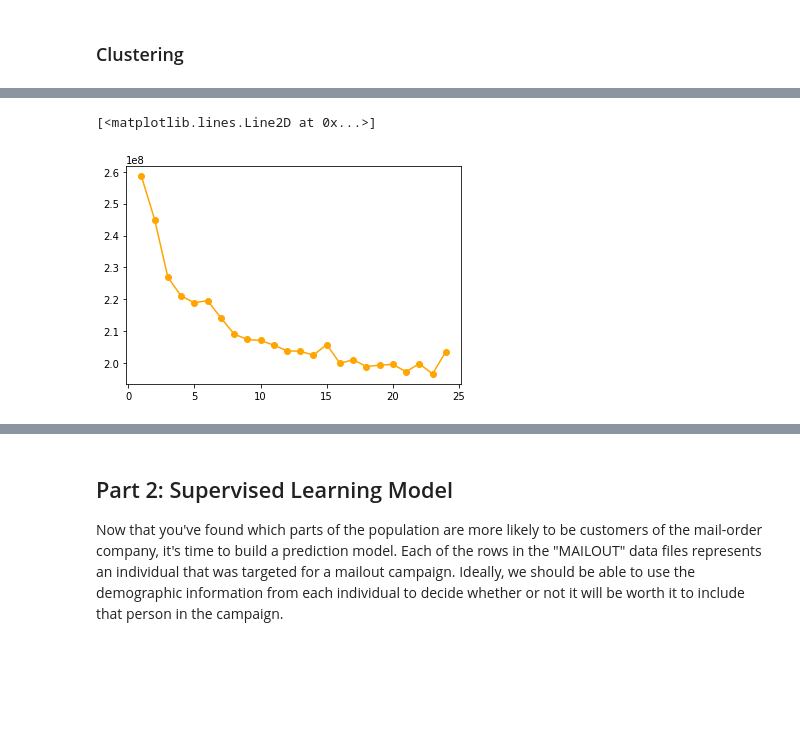
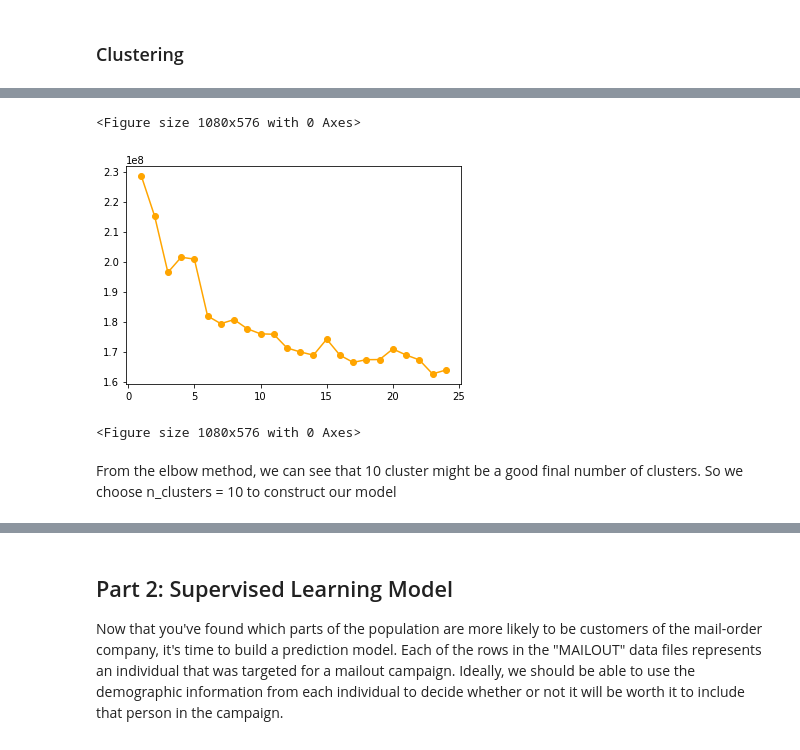
Before and after one commit to leedat152/Udacity_Arvato_Project, a Jupyter notebook: Arvato-Project-Workbook.ipynb, the cells around one changed output, grey strips where cells are left out. Saved outputs shown, nothing was run; the diff lists cells and outputs as text; code cells hidden in the pictures; blank space fills up the shorter version.

```diff
--- a/Arvato-Project-Workbook.ipynb
+++ b/Arvato-Project-Workbook.ipynb
@@ -665,0 +665,5 @@ reduced_customers = reduce_data(customers)
+# %%
+#look at the graph, 140 components cumulative up to 80% components. So we reduce our dataset to 14o features
+N_COMPONENTS =140
+pca_azdias = PCA(N_COMPONENTS).fit(azdias)
+reduced_azdias = pd.DataFrame(pca_azdias.transform(azdias))
@@ -671,4 +771,5 @@ reduced_customers = reduce_data(customers)
 n_clusters = np.arange(1,25)
 scores = [MiniBatchKMeans(i).fit(reduced_azdias).score(reduced_azdias) for i in n_clusters]
 plt.plot(n_clusters, np.abs(scores), linestyle='-', marker='o', color='orange')
+plt.figure(figsize=(15,8))
 # %% [output]
@@ -677,4 +778,7 @@ Wall time: 2min 6s
-[<matplotlib.lines.Line2D at 0x...>]
+<Figure size 1080x576 with 0 Axes>
-[figure, old version]
+[figure, new version]
+<Figure size 1080x576 with 0 Axes>
+# %% [markdown]
+From the elbow method, we can see that 10 cluster might be a good final number of clusters. So we choose n_clusters = 10 to construct our model
 # %%
 %%time
```
Also changed, not shown: parts of 58 cells of this notebook, 1 other file.
